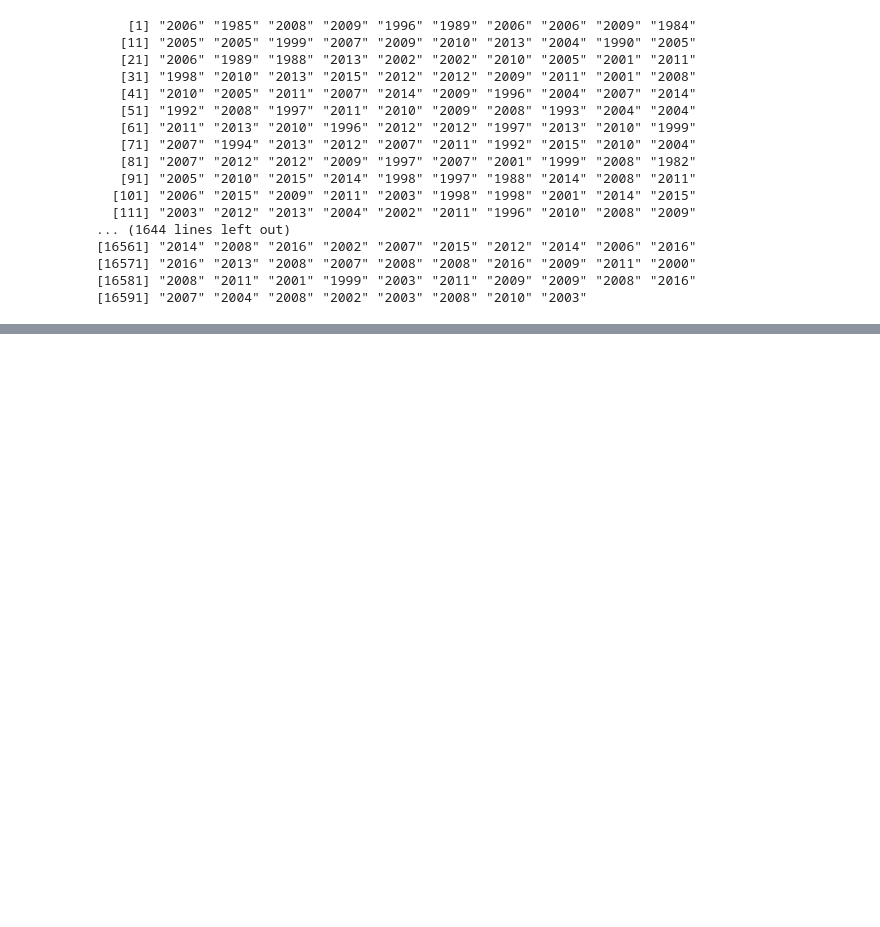
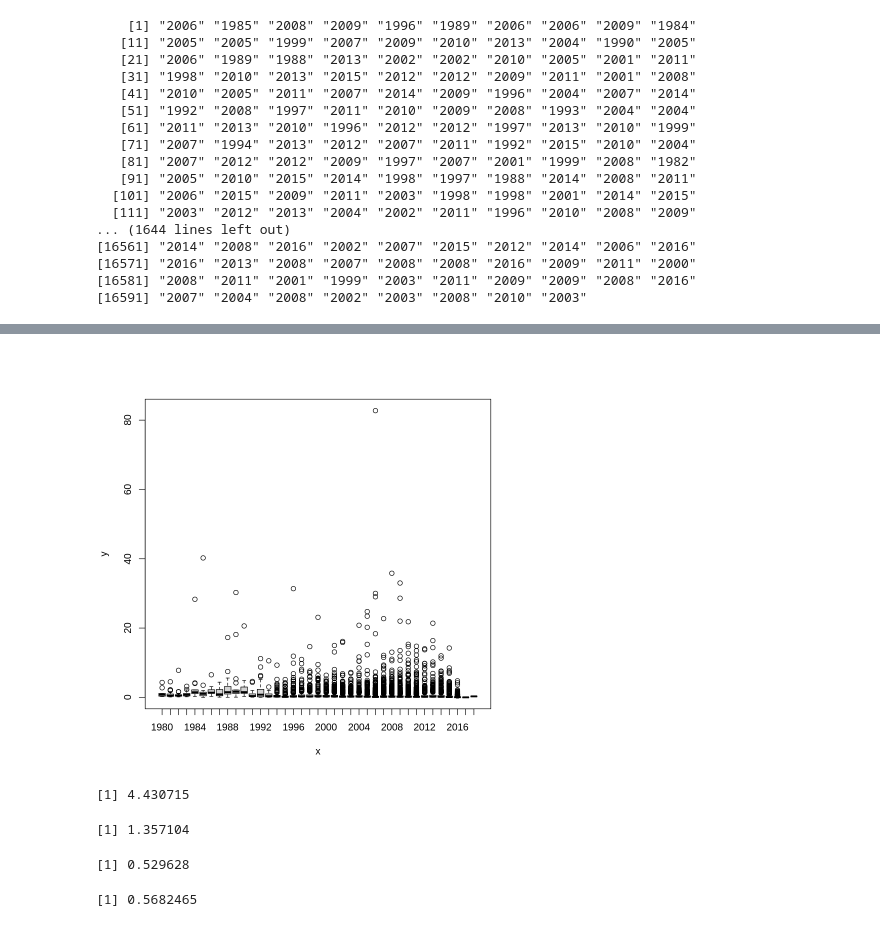
Before and after one commit to apollosoldier/Courses, a Jupyter notebook: td1_estimation.ipynb, the cells around one changed output, grey strips where cells are left out. Drawn from its saved outputs; the diff is of its cells as text; code cells hidden in the pictures; blank space fills up the shorter version.

```diff
--- a/td1_estimation.ipynb
+++ b/td1_estimation.ipynb
@@ -189,0 +245,27 @@ ERROR: ignored
+# %%
+plot(df$Year,df$Global_Sales)
+# %% [output]
+[figure, added]
+# %%
+COL0 = df$Global_Sales[df$Genre == 'Action']
+COL1 = df$Global_Sales[df$Genre == 'Sports']
+
+varianceCOL0 <- var(COL0)
+varianceCOL1 <- var(COL1)
+difference <- diff(varianceCOL0, varianceCOL1)
+varianceCOL1
+varianceCOL0
+
+#La valeur d'une variance ne peut être interprétée que par comparaison à la valeur d'une norme ou d'une autre variance. Si une variance est nulle, cela veut dire que toutes les observations sont égales à la moyenne, ce qui implique qu'il n'y a aucune variation de celles-ci.
+# %% [output]
+[1] 4.430715
+[1] 1.357104
+# %%
+COl0_moyenne <- mean(COL0)
+COl1_moyenne <- mean(COL1)
+COl0_moyenne
+COl1_moyenne
+# On remarque la moyenne est a peu près pareille pour les 2, ce qui veut dire que parmis les jeux proposés, la mojorité sont des jeux de sports.
+# %% [output]
+[1] 0.529628
+[1] 0.5682465
```
Also changed, not shown: parts of 20 cells of this notebook.
